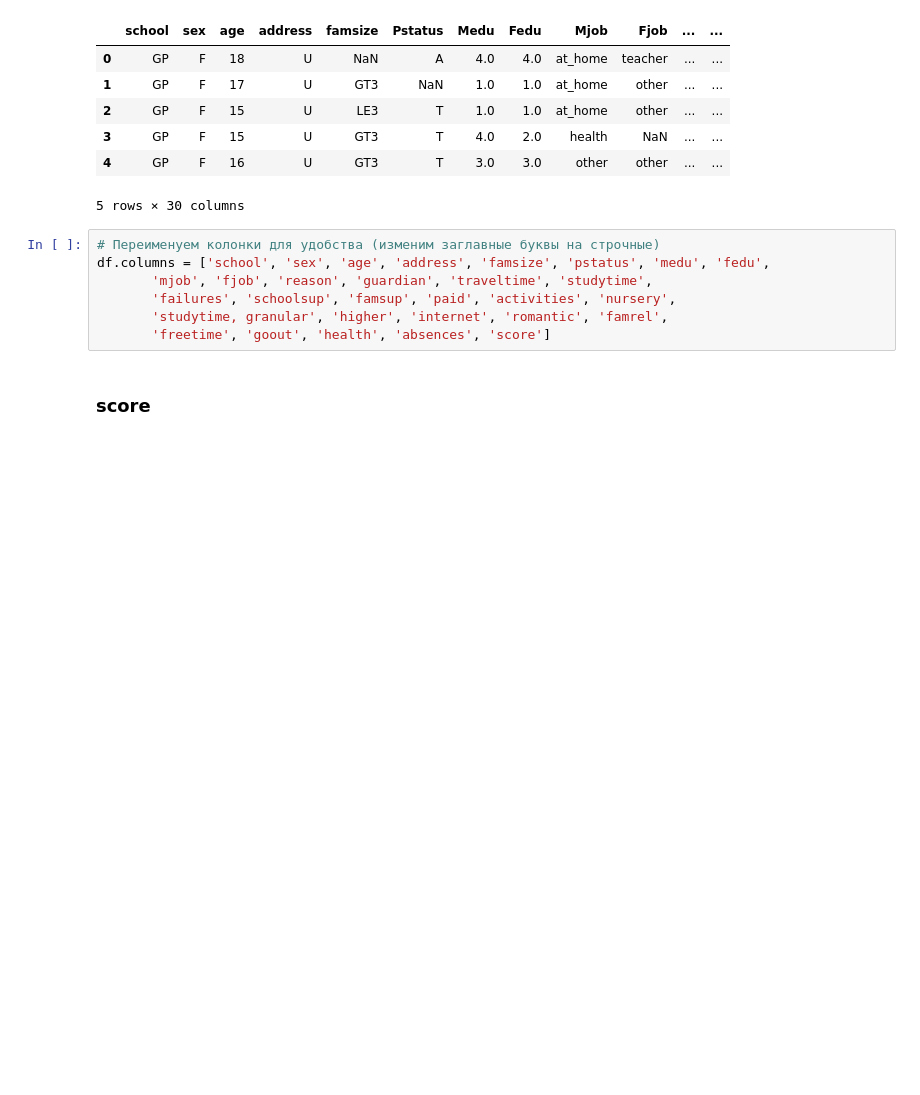
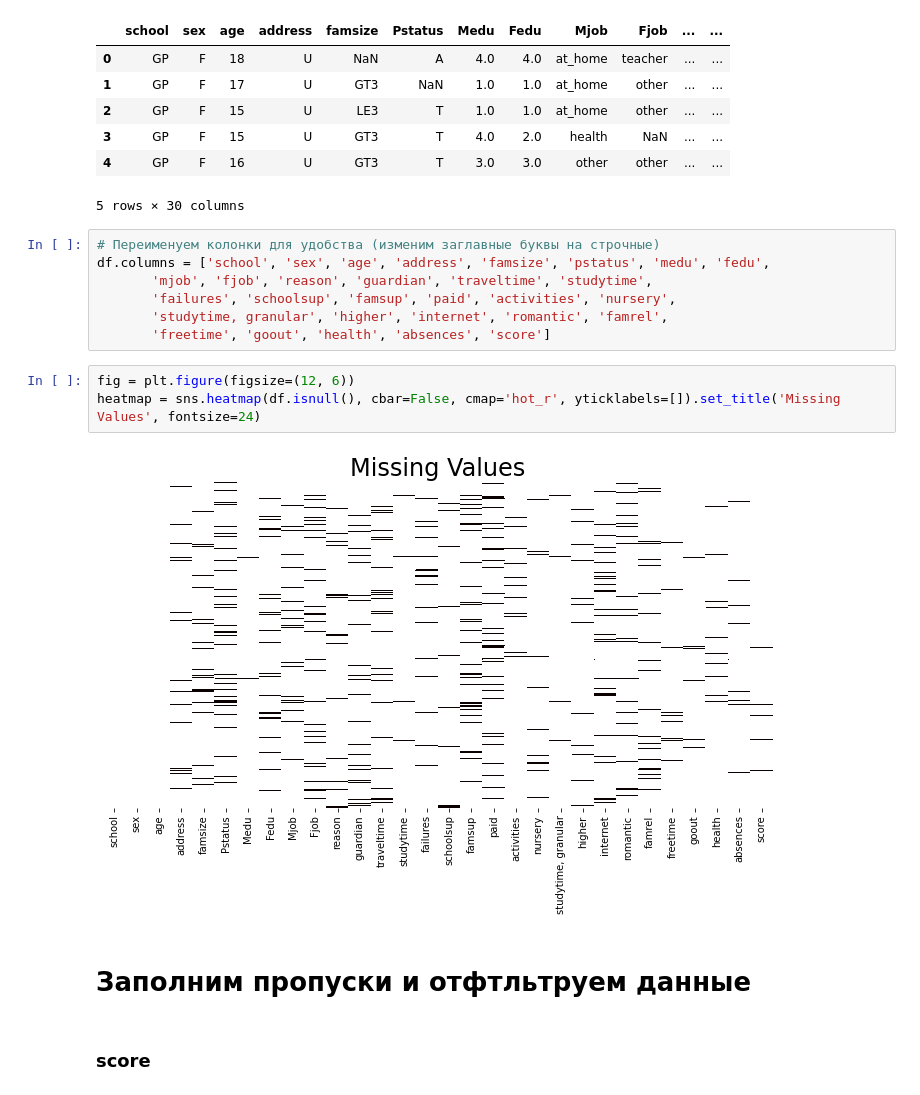
Before and after one commit to Golovolastik/skillfactory_rds, a Jupyter notebook: module_2/stud_math.ipynb, the cells around one changed output. Saved outputs shown, nothing was run; the diff lists cells and outputs as text; blank space fills up the shorter version.

```diff
--- a/module_2/stud_math.ipynb
+++ b/module_2/stud_math.ipynb
@@ -43,6 +45,13 @@ df.columns = ['school', 'sex', 'age', 'address', 'famsize', 'pstatus', 'medu', '
        'failures', 'schoolsup', 'famsup', 'paid', 'activities', 'nursery',
        'studytime, granular', 'higher', 'internet', 'romantic', 'famrel',
        'freetime', 'goout', 'health', 'absences', 'score']
+# %%
+fig = plt.figure(figsize=(12, 6))
+heatmap = sns.heatmap(df.isnull(), cbar=False, cmap='hot_r', yticklabels=[]).set_title('Missing Values', fontsize=24)
+# %% [output]
+[figure, added]
+# %% [markdown]
+# Заполним пропуски и отфтльтруем данные
 # %% [markdown]
 ### score
 # %%
```
Also changed, not shown: parts of 109 cells of this notebook.
